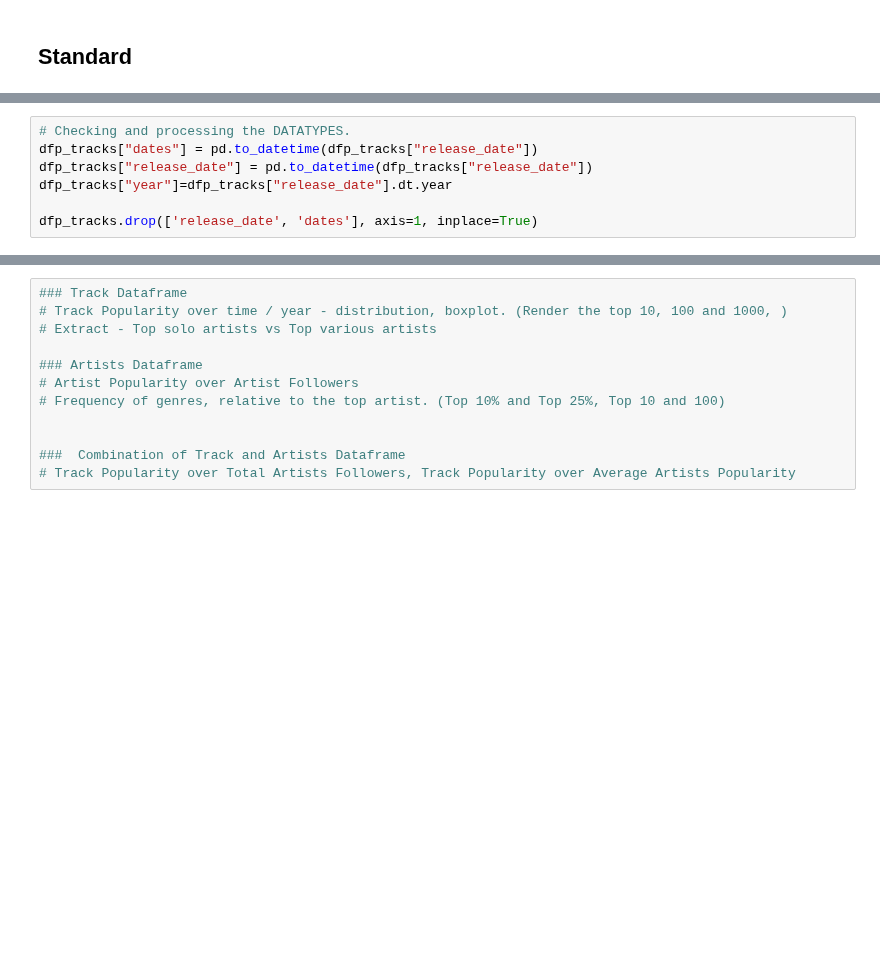
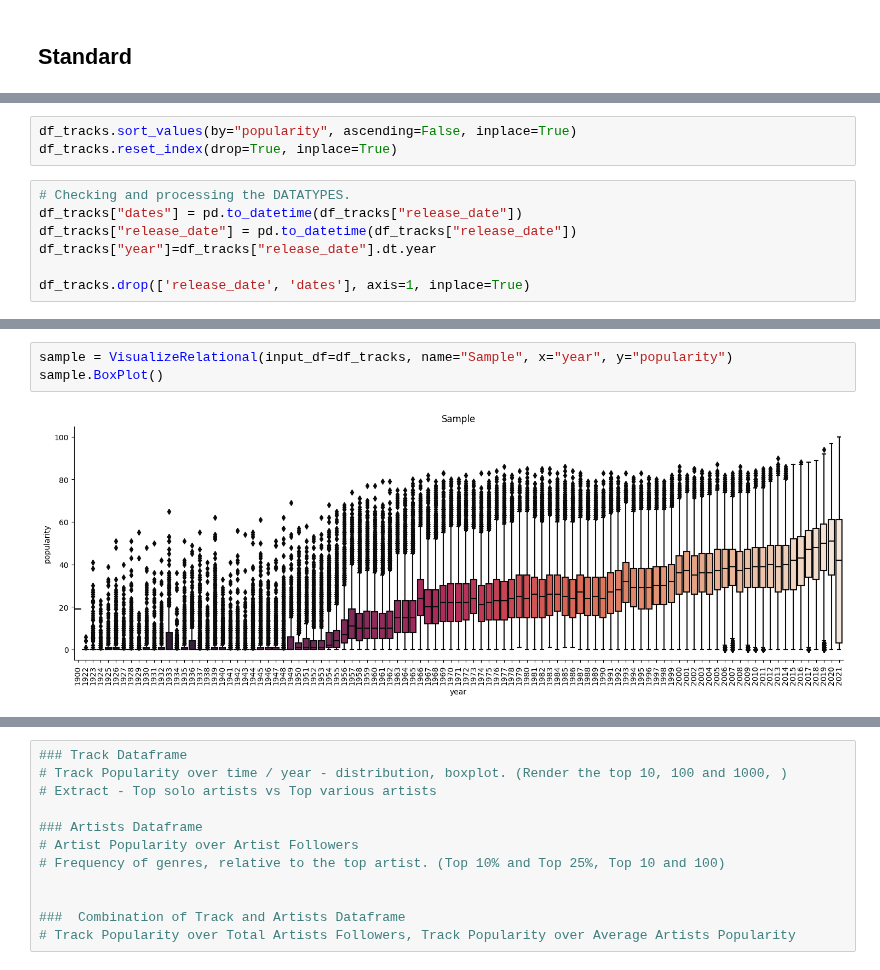
Before and after one commit to mavwong/SpotifyDataAnalysis, a Jupyter notebook: 03-analysis_main.ipynb, the cells around one changed output, grey strips where cells are left out. Cells and saved outputs as stored; diff of their text form; blank space fills up the shorter version.

```diff
--- a/03-analysis_main.ipynb
+++ b/03-analysis_main.ipynb
@@ -31,7 +16,10 @@ dfp_features.rename(columns = {"id":"track_id"}, inplace=True)
+# %%
+df_tracks.sort_values(by="popularity", ascending=False, inplace=True)
+df_tracks.reset_index(drop=True, inplace=True)
 # %%
 # Checking and processing the DATATYPES.
-dfp_tracks["dates"] = pd.to_datetime(dfp_tracks["release_date"])
-dfp_tracks["release_date"] = pd.to_datetime(dfp_tracks["release_date"])
-dfp_tracks["year"]=dfp_tracks["release_date"].dt.year
+df_tracks["dates"] = pd.to_datetime(df_tracks["release_date"])
+df_tracks["release_date"] = pd.to_datetime(df_tracks["release_date"])
+df_tracks["year"]=df_tracks["release_date"].dt.year
 
-dfp_tracks.drop(['release_date', 'dates'], axis=1, inplace=True)
+df_tracks.drop(['release_date', 'dates'], axis=1, inplace=True)
@@ -41,0 +97,5 @@ dfp_tracks.drop(['release_date', 'dates'], axis=1, inplace=True)
+# %%
+sample = VisualizeRelational(input_df=df_tracks, name="Sample", x="year", y="popularity")
+sample.BoxPlot()
+# %% [output]
+[figure, added]
```
Also changed, not shown: parts of 11 cells of this notebook.
